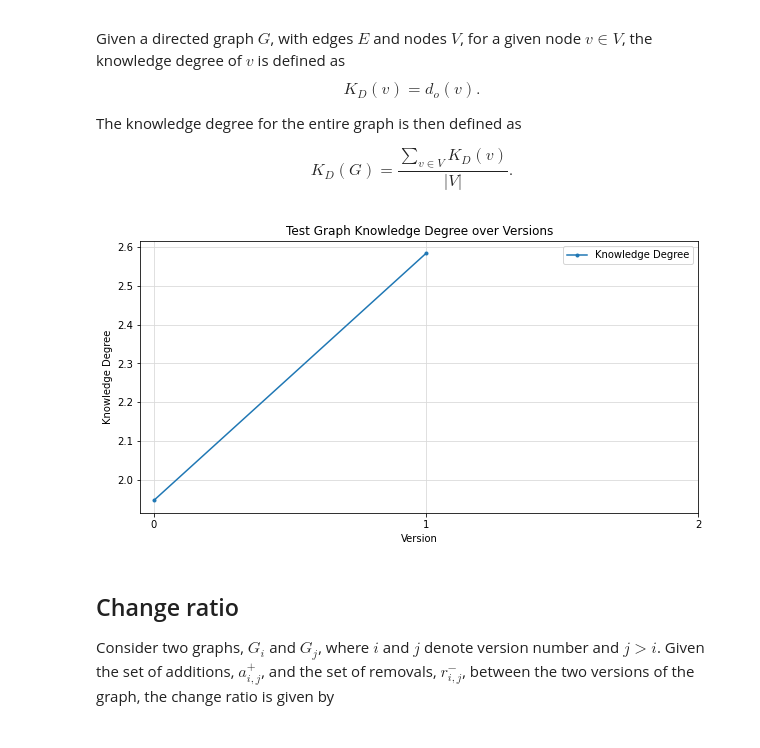
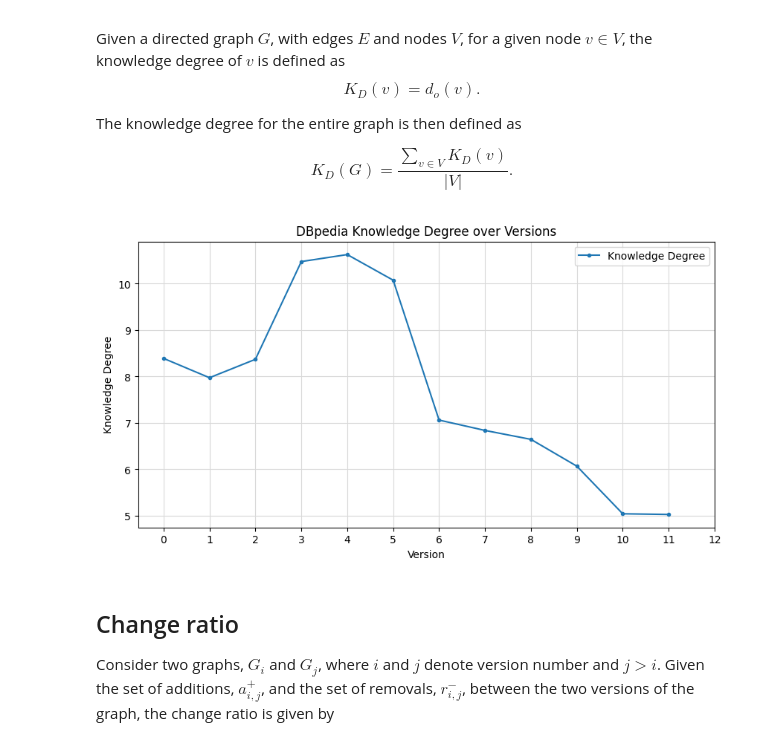
Before and after one commit to EBrandDV/P4, a Jupyter notebook: notebook.ipynb, the cells around one changed output. Saved outputs shown, nothing was run; the diff lists cells and outputs as text; code cells hidden in the pictures.

Commit message:
Notebook with the correct images

```diff
--- a/notebook.ipynb
+++ b/notebook.ipynb
@@ -134,10 +143,10 @@ $$
 # %%
 viz.plot_parameters_over_versions(
     struc_cont_data, ['KD'], ['.'],
     f"{graph_name} Knowledge Degree over Versions",
-    output_file_name= '', y_label= 'Knowledge Degree')
+    output_file_name= 'kd.png', y_label= 'Knowledge Degree', save_image= True)
 # %% [output]
-[figure, old version]
+[figure, new version]
 # %% [markdown]
 ## Change ratio
 Consider two graphs, $G_{i}$ and $G_{j}$, where $i$ and $j$ denote version number and $j>i$.
```
Also changed, not shown: parts of 12 cells of this notebook.
